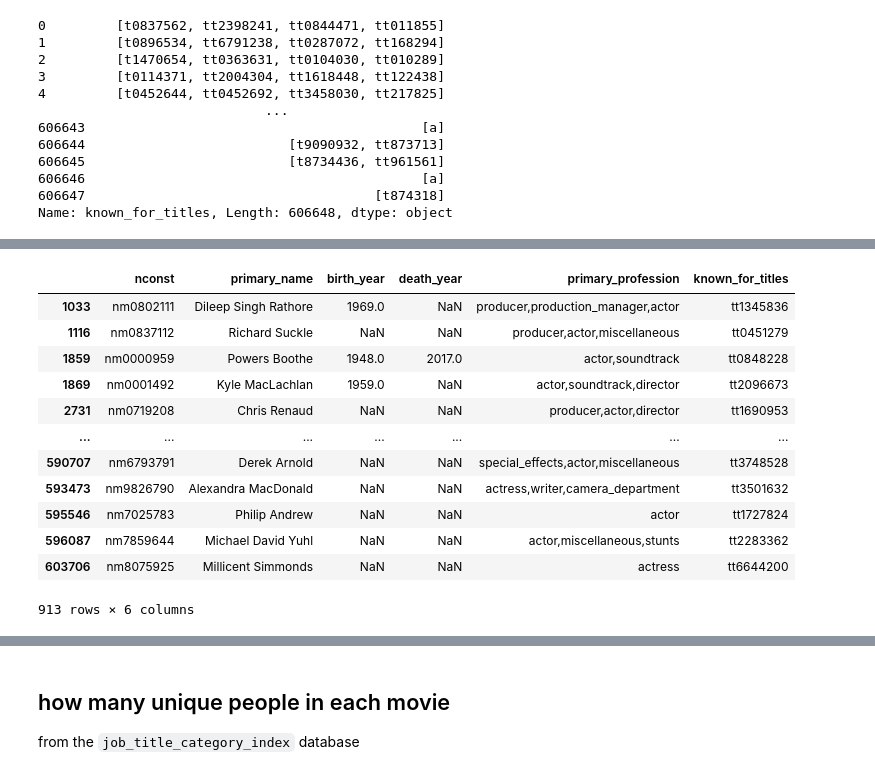
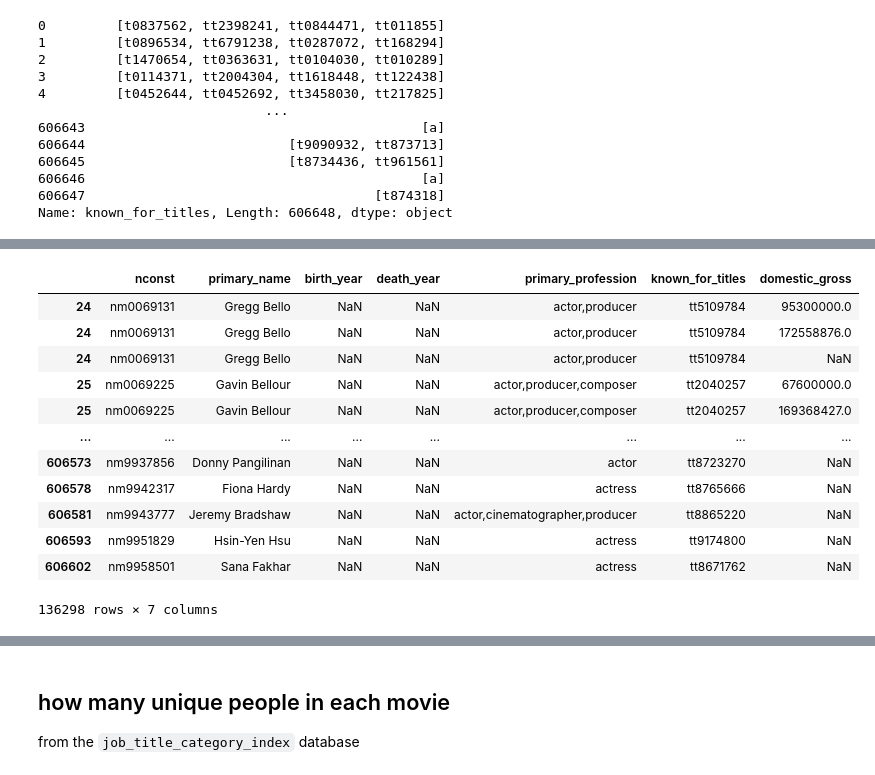
Before and after one commit to yonichanowitz/dsc-phase_one_final, a Jupyter notebook: index.ipynb, the cells around one changed output, grey strips where cells are left out. Cells and saved outputs as stored; diff of their text form; code cells hidden in the pictures.

```diff
--- a/index.ipynb
+++ b/index.ipynb
@@ -465,3 +370,0 @@ pep_in_pop.loc[pep_in_pop['primary_name'].str.contains('Spiel')]
-# %%
-pep_in_pop = pep_in_pop.drop_duplicates()
-len(pep_in_pop)
@@ -490,0 +388,2 @@ shows_often
+# %%
+valid_people = pep_in_pop.loc[pep_in_pop['primary_profession'].notna()]
@@ -491,20 +406,24 @@ shows_often
+# %%
+valid_people = valid_people.join(imdb_mojo_numbers['domestic_gross'])
+# %%
+valid_people = valid_people.loc[valid_people['primary_profession'].notna()]
 # %%
-actors = pep_in_pop.loc[pep_in_pop['primary_profession'].str.contains('act')]
+actors = valid_people.loc[valid_people['primary_profession'].str.contains('act')]
 actors
 # %% [output]
-|  | nconst | primary_name | birth_year | death_year | primary_profession | known_for_titles |
-| 1033 | nm0802111 | Dileep Singh Rathore | 1969.0 | NaN | producer,production_manager,actor | tt1345836 |
-| 1116 | nm0837112 | Richard Suckle | NaN | NaN | producer,actor,miscellaneous | tt0451279 |
-| 1859 | nm0000959 | Powers Boothe | 1948.0 | 2017.0 | actor,soundtrack | tt0848228 |
-| 1869 | nm0001492 | Kyle MacLachlan | 1959.0 | NaN | actor,soundtrack,director | tt2096673 |
-| 2731 | nm0719208 | Chris Renaud | NaN | NaN | producer,actor,director | tt1690953 |
-| ... | ... | ... | ... | ... | ... | ... |
-| 590707 | nm6793791 | Derek Arnold | NaN | NaN | special_effects,actor,miscellaneous | tt3748528 |
-| 593473 | nm9826790 | Alexandra MacDonald | NaN | NaN | actress,writer,camera_department | tt3501632 |
-| 595546 | nm7025783 | Philip Andrew | NaN | NaN | actor | tt1727824 |
-| 596087 | nm7859644 | Michael David Yuhl | NaN | NaN | actor,miscellaneous,stunts | tt2283362 |
-| 603706 | nm8075925 | Millicent Simmonds | NaN | NaN | actress | tt6644200 |
+|  | nconst | primary_name | birth_year | death_year | primary_profession | known_for_titles | domestic_gross |
+| 24 | nm0069131 | Gregg Bello | NaN | NaN | actor,producer | tt5109784 | 95300000.0 |
+| 24 | nm0069131 | Gregg Bello | NaN | NaN | actor,producer | tt5109784 | 172558876.0 |
+| 24 | nm0069131 | Gregg Bello | NaN | NaN | actor,producer | tt5109784 | NaN |
+| 25 | nm0069225 | Gavin Bellour | NaN | NaN | actor,producer,composer | tt2040257 | 67600000.0 |
+| 25 | nm0069225 | Gavin Bellour | NaN | NaN | actor,producer,composer | tt2040257 | 169368427.0 |
+| ... | ... | ... | ... | ... | ... | ... | ... |
+| 606573 | nm9937856 | Donny Pangilinan | NaN | NaN | actor | tt8723270 | NaN |
+| 606578 | nm9942317 | Fiona Hardy | NaN | NaN | actress | tt8765666 | NaN |
+| 606581 | nm9943777 | Jeremy Bradshaw | NaN | NaN | actor,cinematographer,producer | tt8865220 | NaN |
+| 606593 | nm9951829 | Hsin-Yen Hsu | NaN | NaN | actress | tt9174800 | NaN |
+| 606602 | nm9958501 | Sana Fakhar | NaN | NaN | actress | tt8671762 | NaN |
-913 rows × 6 columns
+136298 rows × 7 columns
 # %%
 actors['nconst'].value_counts()
 # %% [output]
```
Also changed, not shown: parts of 62 cells of this notebook, 6 other files.
